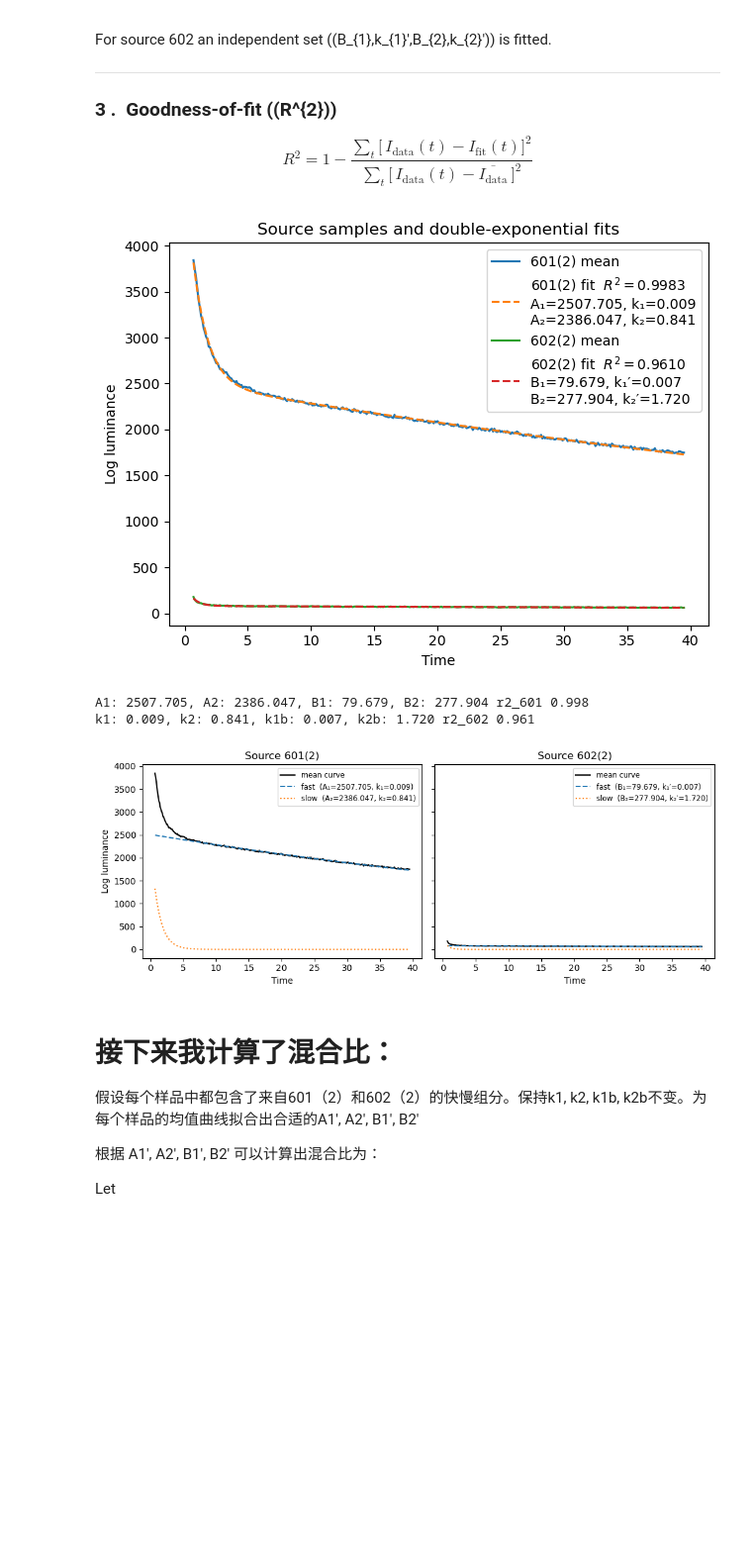
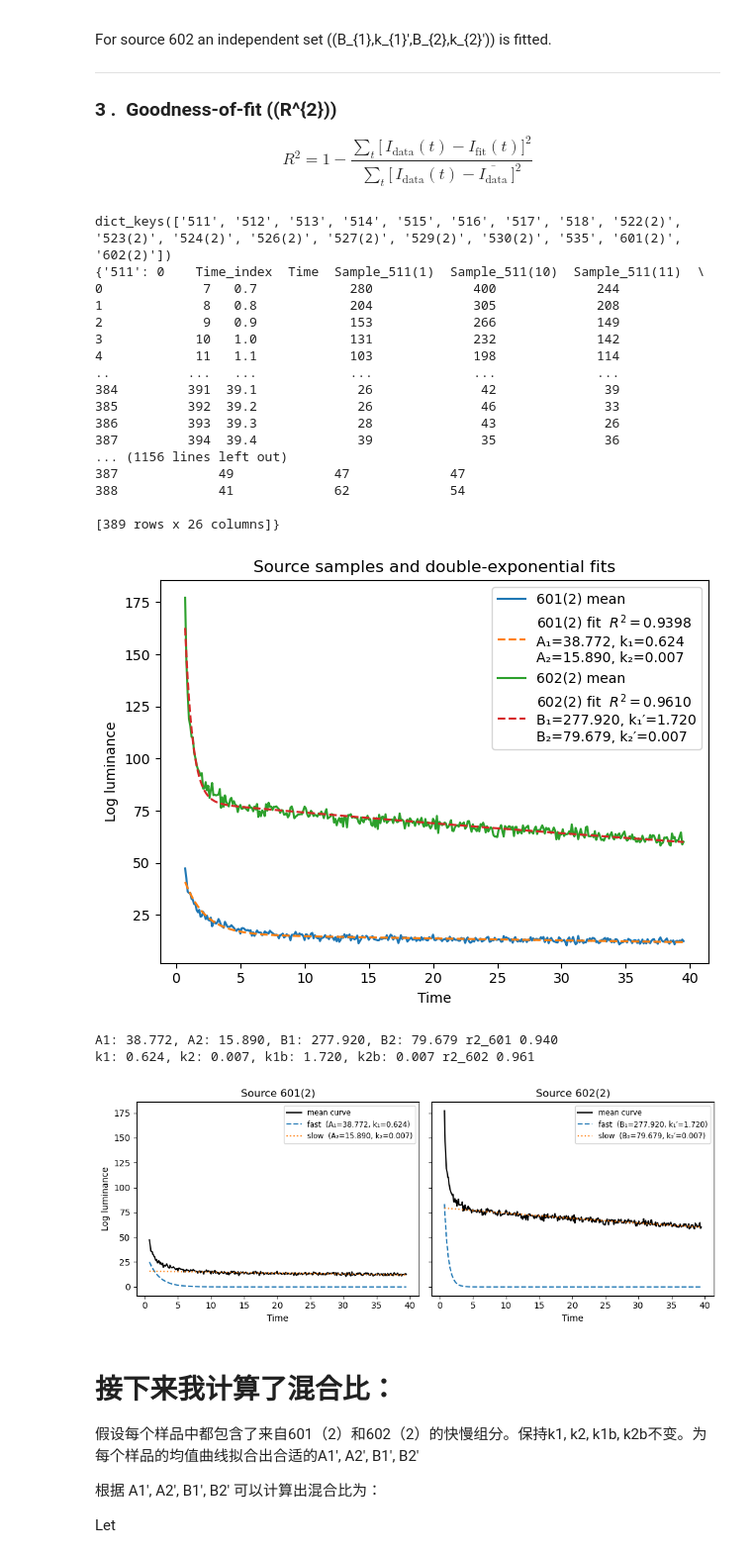
Before and after one commit to Peisong-Zheng/OSL_source_ana, a Jupyter notebook: Exp_fit_FAST_AND_SLOW_raw_Data.ipynb, the cells around one changed output. Shown at 99% size. Saved outputs shown, nothing was run; the diff lists cells and outputs as text; code cells hidden in the pictures; blank space fills up the shorter version.

```diff
--- a/Exp_fit_FAST_AND_SLOW_raw_Data.ipynb
+++ b/Exp_fit_FAST_AND_SLOW_raw_Data.ipynb
@@ -89,6 +89,21 @@ def r2_score(y_true, y_pred):
 # -------------------- STEP 1: fit the two “source” samples --------------------
 data_dict = load_data()
 
+print(data_dict.keys())
+print(data_dict)
+
+# in data_dict, the keys are sample names like '601(2)', '602(2)', etc.
+# For sample 601(2), remove columns Sample_601(1); Sample_601(4); Sample_601(8); Sample_601(12); Sample_601(19); and Sample_601(24)
+for key in list(data_dict.keys()):
+    if key.startswith("601(2)"):
+        data_dict[key] = data_dict[key].drop(
+            columns=[
+                "Sample_601(1)", "Sample_601(4)", "Sample_601(8)",
+                "Sample_601(12)", "Sample_601(19)", "Sample_601(24)"
+            ],
+            errors="ignore"
+        )
+
 # Fit sample 601(2)
 t_601, y_601 = mean_curve(data_dict["601(2)"], "601(2)")
 p0_601 = [1.0, 0.05, 0.5, 0.005]  # rough starting guesses
@@ -102,6 +117,17 @@ p0_602 = [A1, k1, A2, k2]  # use previous fit as a reasonable initial guess
 B1, k1b, B2, k2b = curve_fit(double_exp, t_602, y_602, p0=p0_602, maxfev=10000)[0]
 fit_602 = double_exp(t_602, B1, k1b, B2, k2b)
 r2_602 = r2_score(y_602, fit_602)
+
+# A1_ori= A1
+# A2_ori= A2
+# B1_ori= B1
+# B2_ori= B2
+
+# # standardize the coefficients
+# A1 = A1_ori / (A1_ori + A2_ori)
+# A2 = A2_ori / (A1_ori + A2_ori)
+# B1 = B1_ori / (B1_ori + B2_ori)
+# B2 = B2_ori / (B1_ori + B2_ori)
 
 # Plot the two means and their double‑exponential fits
 plt.figure()
@@ -131,6 +157,8 @@ plt.title("Source samples and double‑exponential fits")
 plt.legend()
 plt.tight_layout()
 plt.show()
+
+
 
 
 # print A1, A2, B1, B2 AND k1, k2, k1b, k2b
@@ -143,37 +171,54 @@ print(f"k1: {k1:.3f}, k2: {k2:.3f}, k1b: {k1b:.3f}, k2b: {k2b:.3f}", 'r2_602', f
 #  Figure: 601(2) vs 602(2) – mean, fast term, slow term
 # ------------------------------------------------------------
 fig, ax = plt.subplots(1, 2, figsize=(10, 4), sharey=True)
 
 # ---------- 601(2) ----------
 fast_601 = A1 * np.exp(-k1 * t_601)
 slow_601 = A2 * np.exp(-k2 * t_601)
 
 ax[0].plot(t_601, y_601,  color="k", label="mean curve")
 ax[0].plot(t_601, fast_601, "--", label=f"fast  (A₁={A1:.3f}, k₁={k1:.3f})")
 ax[0].plot(t_601, slow_601, ":",  label=f"slow  (A₂={A2:.3f}, k₂={k2:.3f})")
 ax[0].set_title("Source 601(2)")
 ax[0].set_xlabel("Time")
 ax[0].set_ylabel("Log luminance")
 ax[0].legend(fontsize="small")
 
 # ---------- 602(2) ----------
 fast_602 = B1 * np.exp(-k1b * t_602)
 slow_602 = B2 * np.exp(-k2b * t_602)
 
 ax[1].plot(t_602, y_602,  color="k", label="mean curve")
 ax[1].plot(t_602, fast_602, "--", label=f"fast  (B₁={B1:.3f}, k₁′={k1b:.3f})")
 ax[1].plot(t_602, slow_602, ":",  label=f"slow  (B₂={B2:.3f}, k₂′={k2b:.3f})")
 ax[1].set_title("Source 602(2)")
 ax[1].set_xlabel("Time")
 ax[1].legend(fontsize="small")
 
 plt.tight_layout()
 plt.show()
 # %% [output]
+dict_keys(['511', '512', '513', '514', '515', '516', '517', '518', '522(2)', '523(2)', '524(2)', '526(2)', '527(2)', '529(2)', '530(2)', '535', '601(2)', '602(2)'])
+{'511': 0    Time_index  Time  Sample_511(1)  Sample_511(10)  Sample_511(11)  \
+0             7   0.7            280             400             244
+1             8   0.8            204             305             208
+2             9   0.9            153             266             149
+3            10   1.0            131             232             142
+4            11   1.1            103             198             114
+..          ...   ...            ...             ...             ...
+384         391  39.1             26              42              39
+385         392  39.2             26              46              33
+386         393  39.3             28              43              26
+387         394  39.4             39              35              36
+... (1156 lines left out)
+387             49             47             47
+388             41             62             54
+
+[389 rows x 26 columns]}
-[figure, old version]
+[figure, new version]
-A1: 2507.705, A2: 2386.047, B1: 79.679, B2: 277.904 r2_601 0.998
-k1: 0.009, k2: 0.841, k1b: 0.007, k2b: 1.720 r2_602 0.961
+A1: 38.772, A2: 15.890, B1: 277.920, B2: 79.679 r2_601 0.940
+k1: 0.624, k2: 0.007, k1b: 1.720, k2b: 0.007 r2_602 0.961
-[figure, old version]
+[figure, new version]
 # %% [markdown]
 # 接下来我计算了混合比：
 
```
Also changed, not shown: parts of 3 cells of this notebook, 24 other files.
